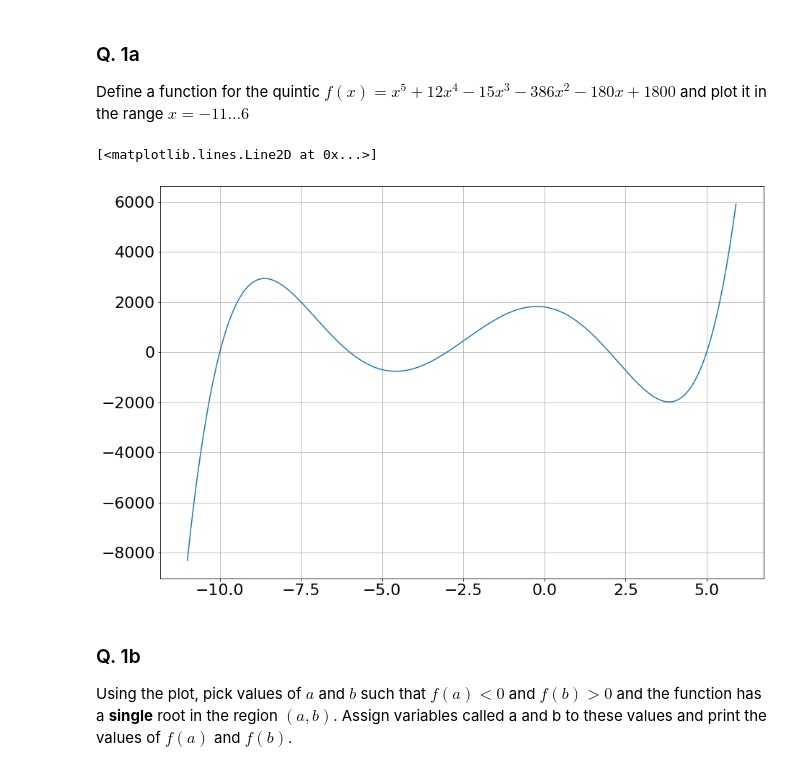
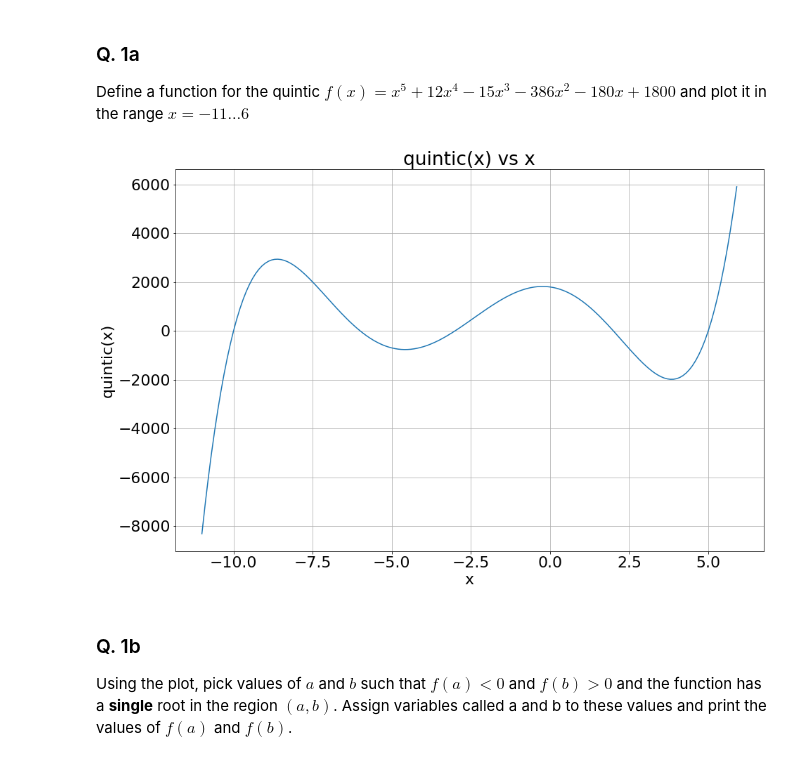
Before and after one commit to Padraig-Ryan/ACM20030-Assignments, a Jupyter notebook: Assignment-2.ipynb, the cells around one changed output. Cells and saved outputs as stored; diff of their text form; code cells hidden in the pictures.

```diff
--- a/Assignment-2.ipynb
+++ b/Assignment-2.ipynb
@@ -29,17 +29,21 @@ Define a function for the quintic $f(x) = x^5+12 x^4-15 x^3-386 x^2-180 x+1800$
 # %%
 def quintic(x):
     return x**5+12*x**4-15*x**3-386*x**2-180*x+1800
 
 #print(quintic(-1))
 
 #x = np.vectorize(PrimeCount)
 x = np.arange(-11,6,0.1)
 
 plt.grid()
+plt.title("quintic(x) vs x")
+
+plt.xlabel("x")
+plt.ylabel("quintic(x)")
 plt.plot(x, quintic(x))
+plt.show()
 # %% [output]
-[<matplotlib.lines.Line2D at 0x...>]
-[figure, old version]
+[figure, new version]
 # %% [markdown]
 ### Q. 1b
 Using the plot, pick values of $a$ and $b$ such that $f(a) < 0$ and $f(b) > 0$ and the function has a **single** root in the region $(a,b)$. Assign variables called a and b to these values and print the values of $f(a)$ and $f(b)$.
```
Also changed, not shown: parts of 9 cells of this notebook.
